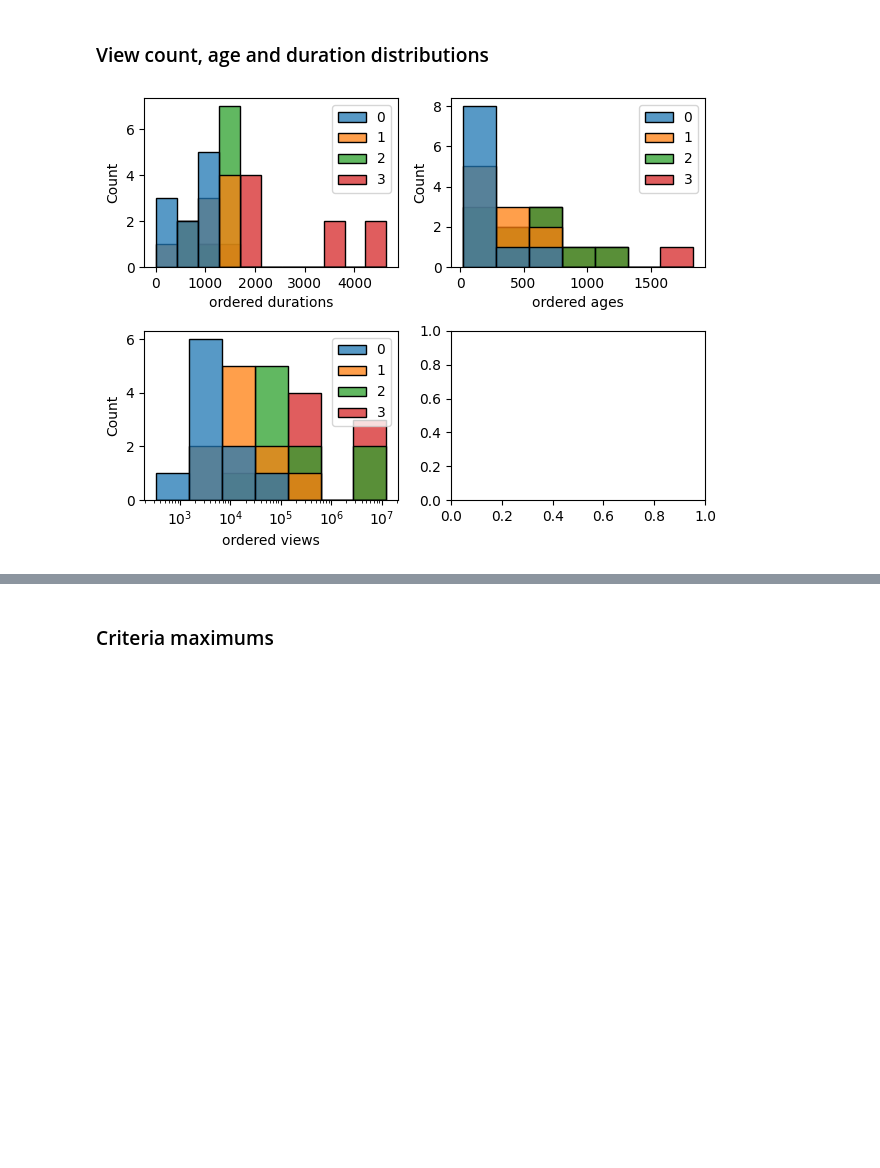
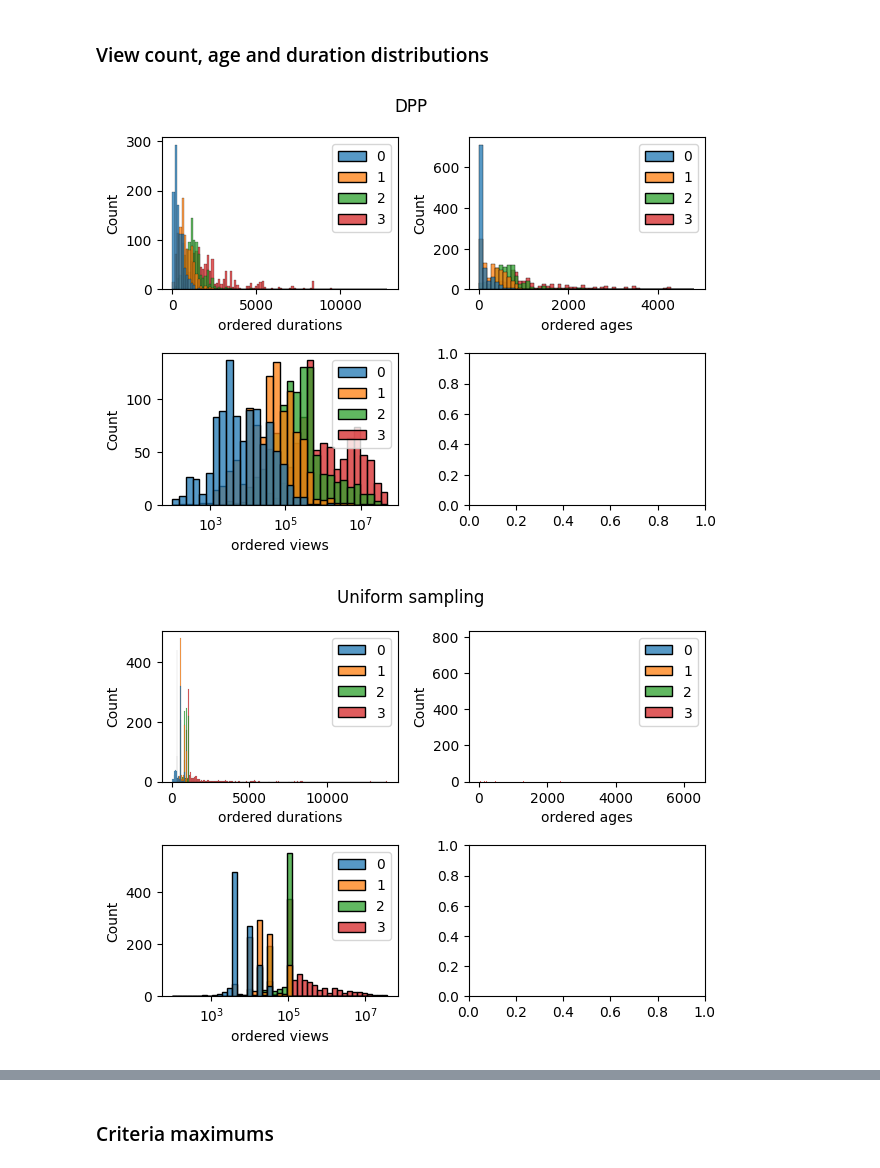
Before and after one commit to ArfyK/tournesol-dpp, a Jupyter notebook: bundle_statistics.ipynb, the cells around one changed output, grey strips where cells are left out. Drawn from its saved outputs; the diff is of its cells as text; code cells hidden in the pictures; blank space fills up the shorter version.

Commit message:
compare criteria maximum dpp vs uniform

```diff
--- a/bundle_statistics.ipynb
+++ b/bundle_statistics.ipynb
@@ -80,7 +80,7 @@ import seaborn as sns
 
 from utils import duration_in_secs
 
-n_tests = 10
+n_tests = 1000
 
 #DPP
 bundles_indexes = [
@@ -91,34 +91,86 @@ bundles_indexes = [
 f, axs = plt.subplots(2, 2)
 
 durations = df['duration'].apply(duration_in_secs)
 ordered_duration = pd.DataFrame(
-    data=[durations.loc[df.index[bundle_indexes]]
+    data=[durations.loc[bundle_indexes]
         .sort_values()
         .to_list()
     for bundle_indexes in bundles_indexes],
 )
 axs[0,0].set_xlabel('ordered durations')
 sns.histplot(data=ordered_duration, ax=axs[0,0])
 
 ordered_age = pd.DataFrame(
-    data=[df['age_in_days'].loc[df.index[bundle_indexes]]
+    data=[df['age_in_days'].loc[bundle_indexes]
         .sort_values()
         .to_list()
     for bundle_indexes in bundles_indexes],
 )
 axs[0,1].set_xlabel('ordered ages')
 sns.histplot(data=ordered_age, ax=axs[0, 1])
 
 ordered_view_count = pd.DataFrame(
-    data=[df['view_count'].loc[df.index[bundle_indexes]]
+    data=[df['view_count'].loc[bundle_indexes]
         .sort_values()
         .to_list()
     for bundle_indexes in bundles_indexes],
 )
 axs[1,0].set_xlabel('ordered views')
 axs[1,0].set_xscale('log')
 sns.histplot(data=ordered_view_count, ax=axs[1, 0])
 
+f.suptitle('DPP')
 f.tight_layout()
+
+#Uniform
+bundles_indexes = [
+    list(
+        df.loc[df["age_in_days"] <= 21].sample(
+            n=recent_videos_to_sample,
+            replace=False
+        ).index
+    )+
+    list(
+        df.loc[df["age_in_days"] > 21].sample(
+            n=old_videos_to_sample,
+            replace=False
+        ).index
+    )
+    for i in range(n_tests)
+]
+
+f, axs = plt.subplots(2, 2)
+
+ordered_duration = pd.DataFrame(
+    data=[durations.loc[bundle_indexes]
+        .sort_values()
+        .to_list()
+    for bundle_indexes in bundles_indexes],
+)
+axs[0,0].set_xlabel('ordered durations')
+sns.histplot(data=ordered_duration, ax=axs[0,0])
+
+ordered_age = pd.DataFrame(
+    data=[df['age_in_days'].loc[bundle_indexes]
+        .sort_values()
+        .to_list()
+    for bundle_indexes in bundles_indexes],
+)
+axs[0,1].set_xlabel('ordered ages')
+sns.histplot(data=ordered_age, ax=axs[0, 1])
+
+ordered_view_count = pd.DataFrame(
+    data=[df['view_count'].loc[bundle_indexes]
+        .sort_values()
+        .to_list()
+    for bundle_indexes in bundles_indexes],
+)
+axs[1,0].set_xlabel('ordered views')
+axs[1,0].set_xscale('log')
+sns.histplot(data=ordered_view_count, ax=axs[1, 0])
+
+f.suptitle('Uniform sampling')
+f.tight_layout()
 # %% [output]
-[figure, old version]
+[figure, new version]
+[figure, added]
```
Also changed, not shown: parts of 5 cells of this notebook.
